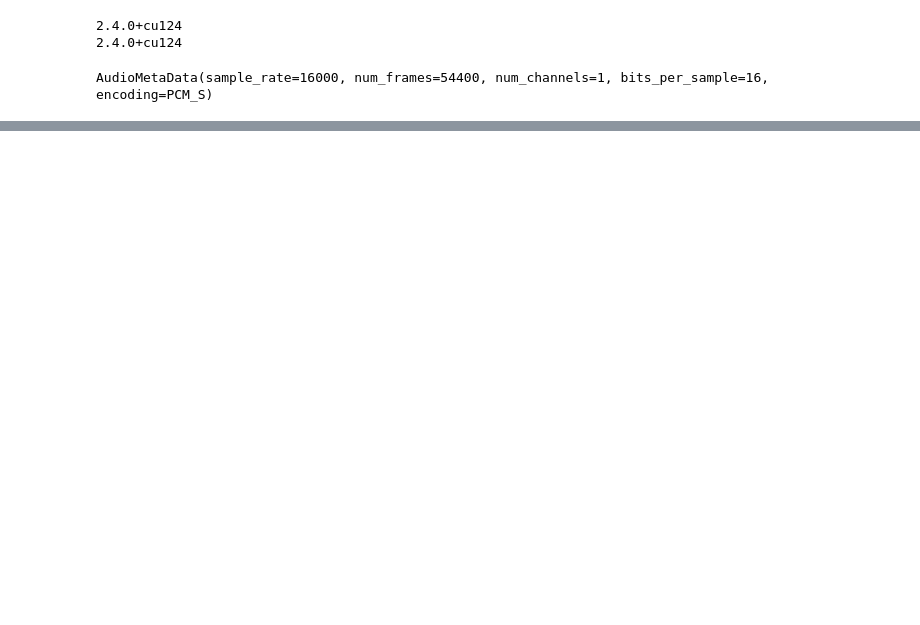
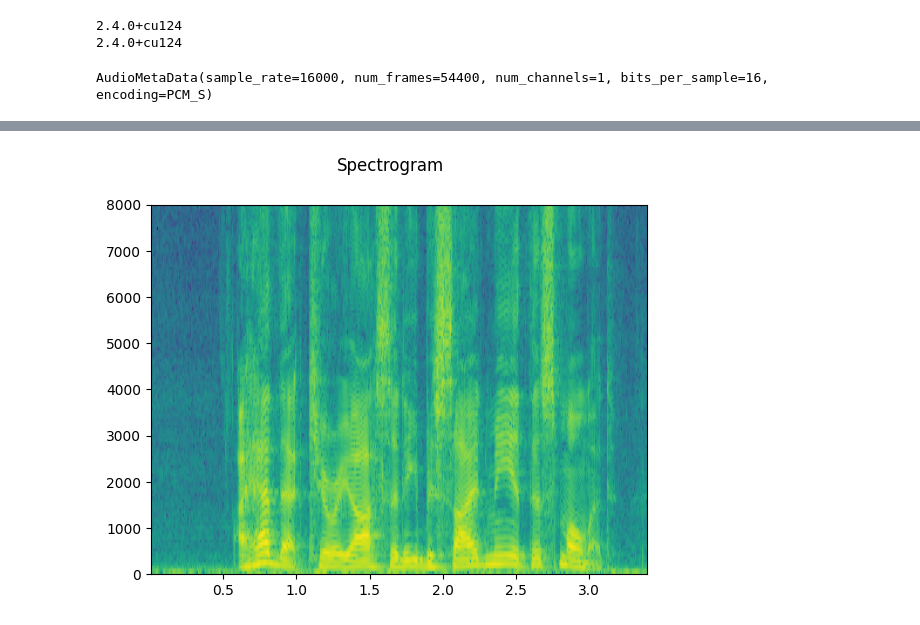
Before and after one commit to youdianshekong/API_tutorial, a Jupyter notebook: 音频IO.ipynb, the cells around one changed output, grey strips where cells are left out. Saved outputs shown, nothing was run; the diff lists cells and outputs as text; code cells hidden in the pictures; blank space fills up the shorter version.

```diff
--- a/音频IO.ipynb
+++ b/音频IO.ipynb
@@ -41,0 +70,18 @@ AudioMetaData(sample_rate=16000, num_frames=54400, num_channels=1, bits_per_samp
+# %%
+def plot_specgram(waveform, sample_rate, title="Spectrogram"):
+    waveform = waveform.numpy()
+
+    num_channels, num_frames = waveform.shape
+
+    figure, axes = plt.subplots(num_channels, 1)
+    if num_channels == 1:
+        axes = [axes]
+    for c in range(num_channels):
+        axes[c].specgram(waveform[c], Fs=sample_rate)
+        if num_channels > 1:
+            axes[c].set_ylabel(f"Channel {c+1}")
+    figure.suptitle(title)
+# %%
+plot_specgram(waveform, sample_rate)
+# %% [output]
+[figure, added]
```
Also changed, not shown: parts of 6 cells of this notebook.
